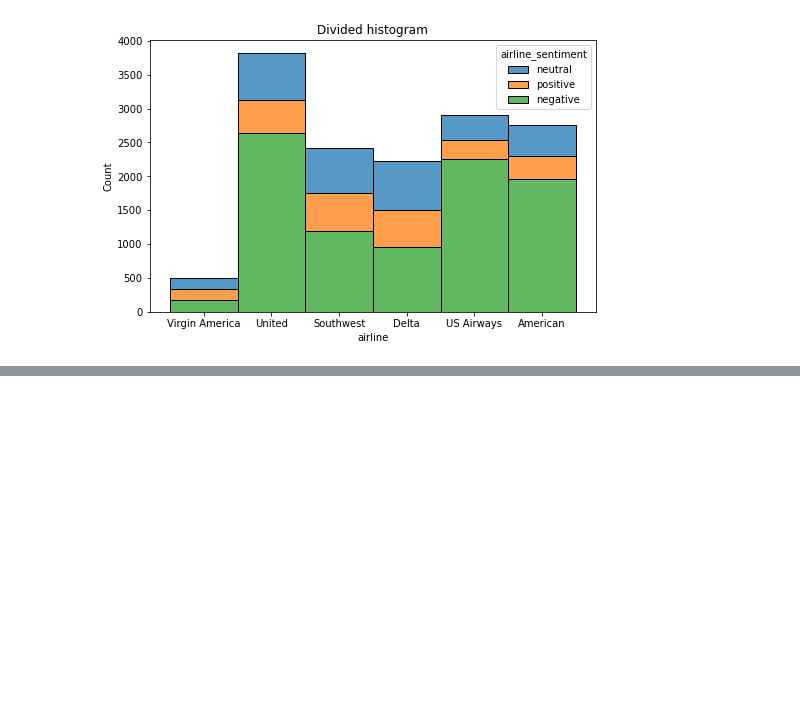
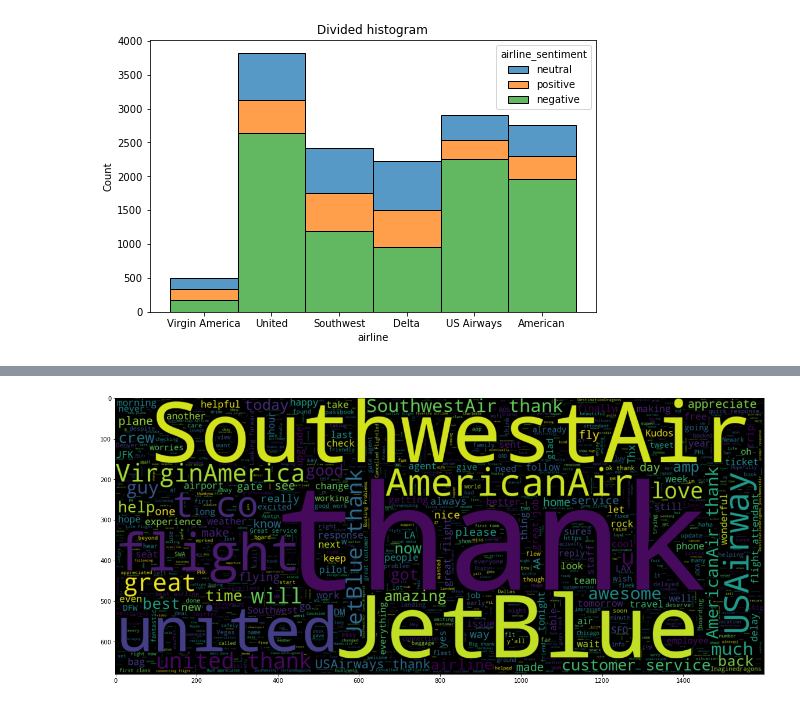
Before and after one commit to nyac-1/twitter-us-airline-kaggle, a Jupyter notebook: Explore.ipynb, the cells around one changed output, grey strips where cells are left out. Saved outputs shown, nothing was run; the diff lists cells and outputs as text; code cells hidden in the pictures; blank space fills up the shorter version.

```diff
--- a/Explore.ipynb
+++ b/Explore.ipynb
@@ -82,0 +145,11 @@ plt.show()
+# %%
+positive = data[data['airline_sentiment'] == 'positive'].text
+neutral  = data[data['airline_sentiment'] == 'neutral'].text
+negative  = data[data['airline_sentiment'] == 'negative'].text
+# %%
+plt.figure(figsize = (20,20))
+worldcould_pos = WordCloud(min_font_size = 3,  max_words = 3000 , width = 1600 , height = 680).generate(" ".join(positive))
+plt.imshow(worldcould_pos,interpolation = 'bilinear')
+ax.grid(False)
+# %% [output]
+[figure, added]
```
Also changed, not shown: parts of 5 cells of this notebook, 3 other files.
